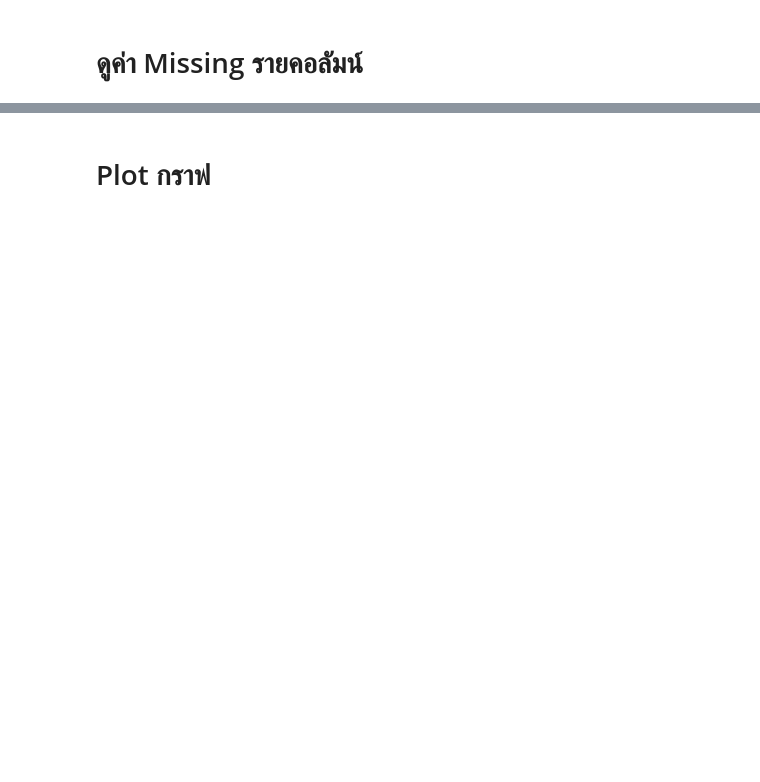
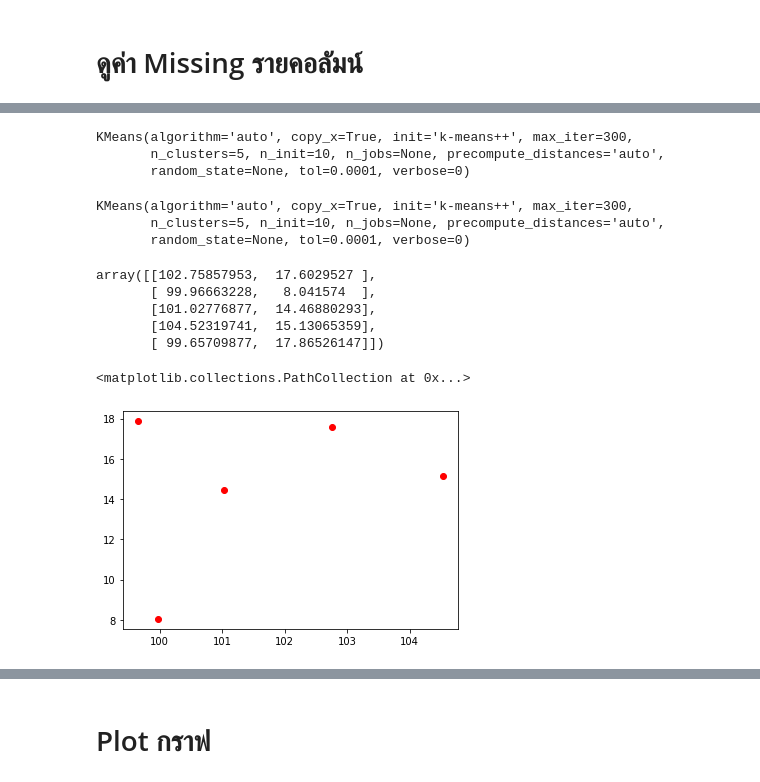
Before and after one commit to Benza1611/DWDM21, a Jupyter notebook: Project_ล่าสุด.ipynb, the cells around one changed output, grey strips where cells are left out. Cells and saved outputs as stored; diff of their text form; code cells hidden in the pictures; blank space fills up the shorter version.

```diff
--- a/Project_ล่าสุด.ipynb
+++ b/Project_ล่าสุด.ipynb
@@ -496,0 +570,27 @@ dtype: bool
+# %%
+model = KMeans(n_clusters=5)  ## Define จำนวนกลุ่ม cluster
+model ## ดู model
+# %% [output]
+KMeans(algorithm='auto', copy_x=True, init='k-means++', max_iter=300,
+       n_clusters=5, n_init=10, n_jobs=None, precompute_distances='auto',
+       random_state=None, tol=0.0001, verbose=0)
+# %%
+ X = merged_5_tables[['X','Y']]  ## กำหนด X ให้เอาค่าในตาราง merged_4_tables ซึ่ง X คือ ลองจิจูด และ Y คือ ละติจูด
+model.fit(X)
+# %% [output]
+KMeans(algorithm='auto', copy_x=True, init='k-means++', max_iter=300,
+       n_clusters=5, n_init=10, n_jobs=None, precompute_distances='auto',
+       random_state=None, tol=0.0001, verbose=0)
+# %%
+model.cluster_centers_ #ดู center ของ cluster ที่แบ่งจำนวน 5 กลุ่ม
+# %% [output]
+array([[102.75857953,  17.6029527 ],
+       [ 99.96663228,   8.041574  ],
+       [101.02776877,  14.46880293],
+       [104.52319741,  15.13065359],
+       [ 99.65709877,  17.86526147]])
+# %%
+plt.scatter(model.cluster_centers_[:,0] ,model.cluster_centers_[:,1] ,c='red')  ## plot จุด cluster center ลงในกราฟ
+# %% [output]
+<matplotlib.collections.PathCollection at 0x...>
+[figure, added]
```
Also changed, not shown: parts of 35 cells of this notebook.
